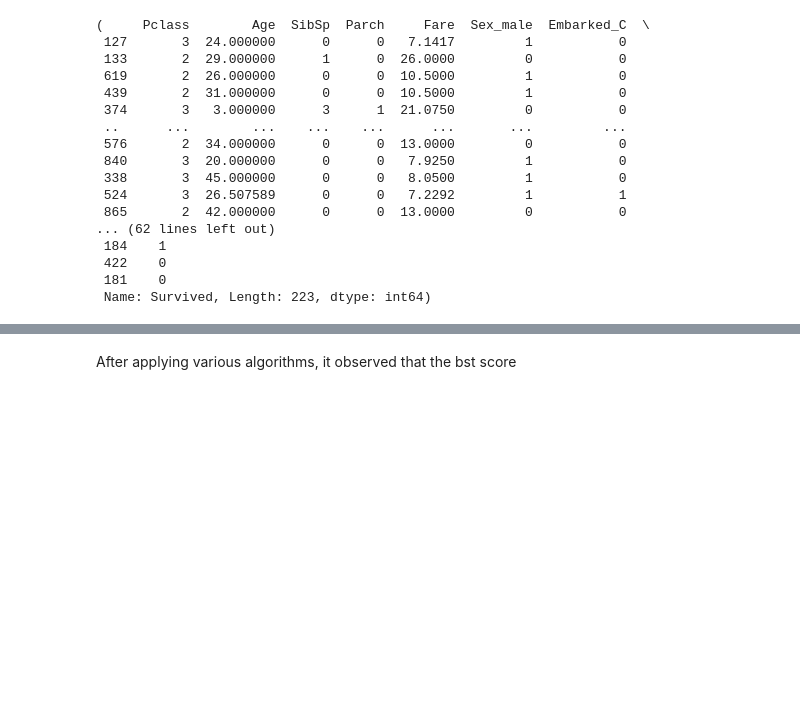
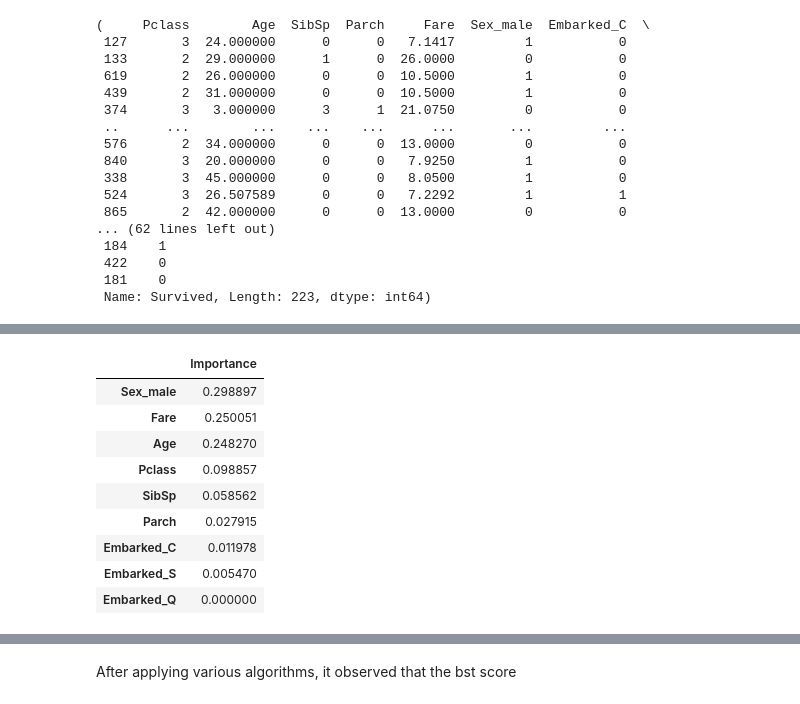
Before and after one commit to Anushka228613/industrial-training, a Jupyter notebook: day22_logistic_reg.ipynb, the cells around one changed output, grey strips where cells are left out. Saved outputs shown, nothing was run; the diff lists cells and outputs as text; code cells hidden in the pictures; blank space fills up the shorter version.

```diff
--- a/day22_logistic_reg.ipynb
+++ b/day22_logistic_reg.ipynb
@@ -780,3 +780,7 @@ xtrain, xtest, ytrain,ytest
  422    0
  181    0
  Name: Survived, Length: 223, dtype: int64)
+# %%
+from sklearn.tree import DecisionTreeClassifier
+model_dt = DecisionTreeClassifier().fit(xtrain,ytrain)
+print(classification_report(ytest, model_dt.predict(xtest)))
@@ -783,2 +796,16 @@ xtrain, xtest, ytrain,ytest
+# %%
+pd.DataFrame(model_dt.feature_importances_, index = xtrain.columns, columns=['Importance']).\
+    sort_values(by='Importance', ascending=False)
+# %% [output]
+|  | Importance |
+| Sex_male | 0.298897 |
+| Fare | 0.250051 |
+| Age | 0.248270 |
+| Pclass | 0.098857 |
+| SibSp | 0.058562 |
+| Parch | 0.027915 |
+| Embarked_C | 0.011978 |
+| Embarked_S | 0.005470 |
+| Embarked_Q | 0.000000 |
 # %%
 imp_cols = ['Sex_male','Fare','Age']
```
Also changed, not shown: parts of 10 cells of this notebook, 7 other files.
